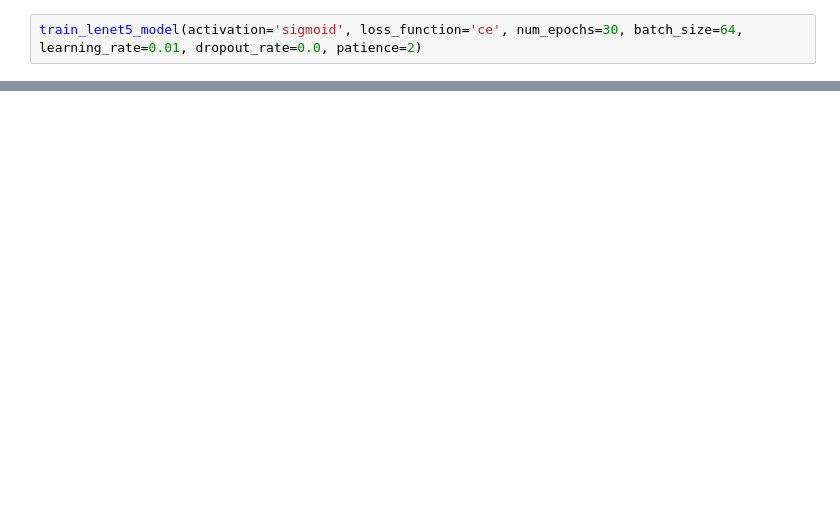
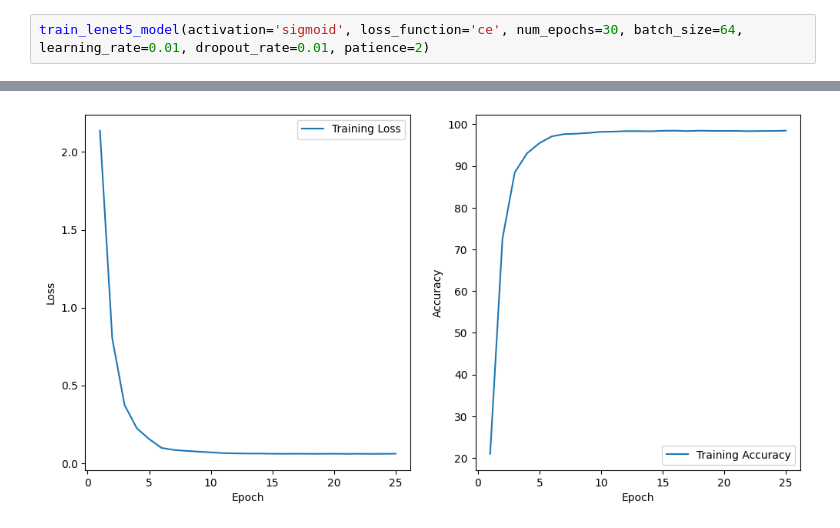
Before and after one commit to Rvosuke/DeepLearning, a Jupyter notebook: USPS/USPS.ipynb, the cells around one changed output, grey strips where cells are left out. Drawn from its saved outputs; the diff is of its cells as text; blank space fills up the shorter version.

```diff
--- a/USPS/USPS.ipynb
+++ b/USPS/USPS.ipynb
@@ -378,3 +402,3 @@ Total training time: 59.83 seconds
 # %%
-train_lenet5_model(activation='sigmoid', loss_function='ce', num_epochs=30, batch_size=64, learning_rate=0.01, dropout_rate=0.0, patience=2)
+train_lenet5_model(activation='sigmoid', loss_function='ce', num_epochs=30, batch_size=64, learning_rate=0.01, dropout_rate=0.01, patience=2)
 # %% [output]
@@ -381,0 +422 @@ AssertionError: Torch not compiled with CUDA enabled
+[figure, added]
```
Also changed, not shown: parts of 18 cells of this notebook, 12 other files.
